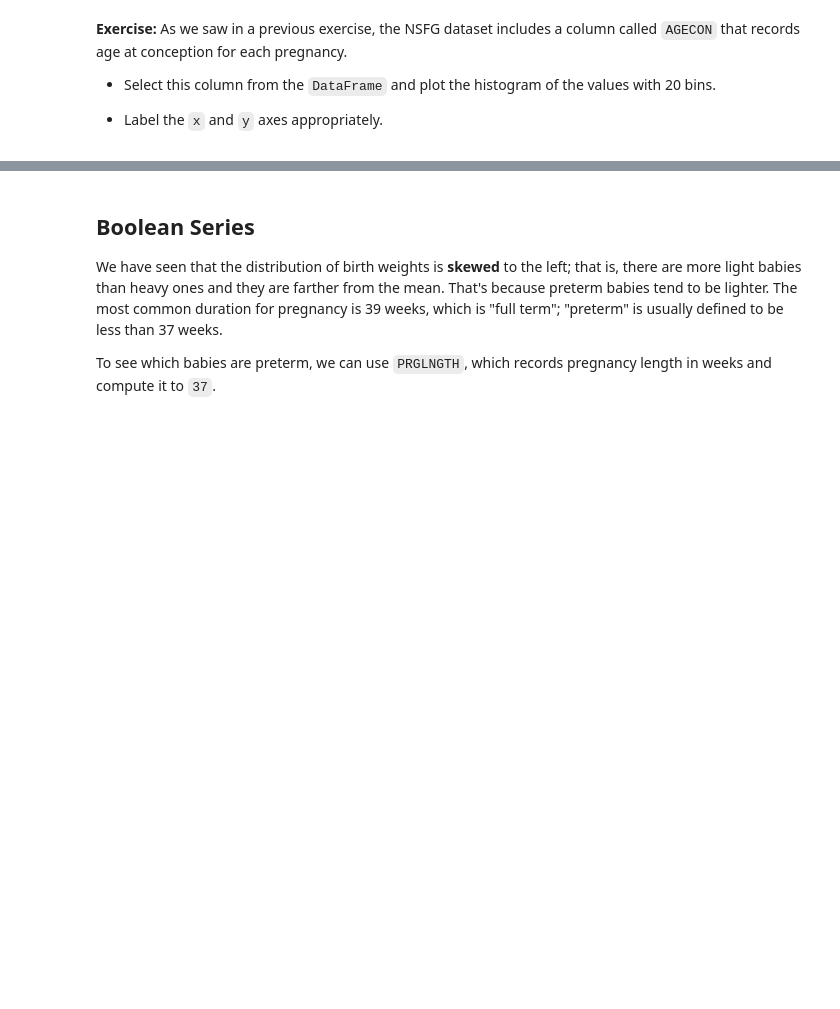
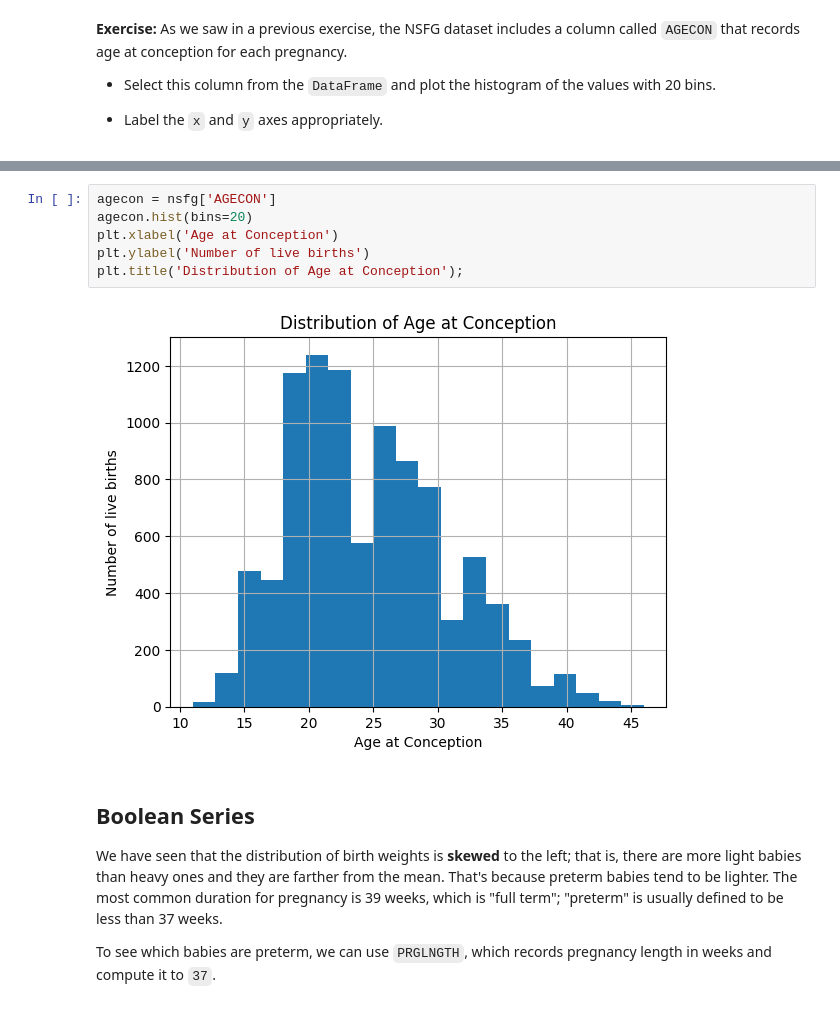
Before and after one commit to csommerl/ElementsOfDataScience, a Jupyter notebook: 07_dataframes.ipynb, the cells around one changed output, grey strips where cells are left out. Drawn from its saved outputs; the diff is of its cells as text; blank space fills up the shorter version.

```diff
--- a/07_dataframes.ipynb
+++ b/07_dataframes.ipynb
@@ -501,3 +522,11 @@ That makes sense, because the distribution includes some babies that were born p
+# %%
+agecon = nsfg['AGECON']
+agecon.hist(bins=20)
+plt.xlabel('Age at Conception')
+plt.ylabel('Number of live births')
+plt.title('Distribution of Age at Conception');
+# %% [output]
+[figure, added]
 # %% [markdown]
 ## Boolean Series
 
```
Also changed, not shown: parts of 22 cells of this notebook.
